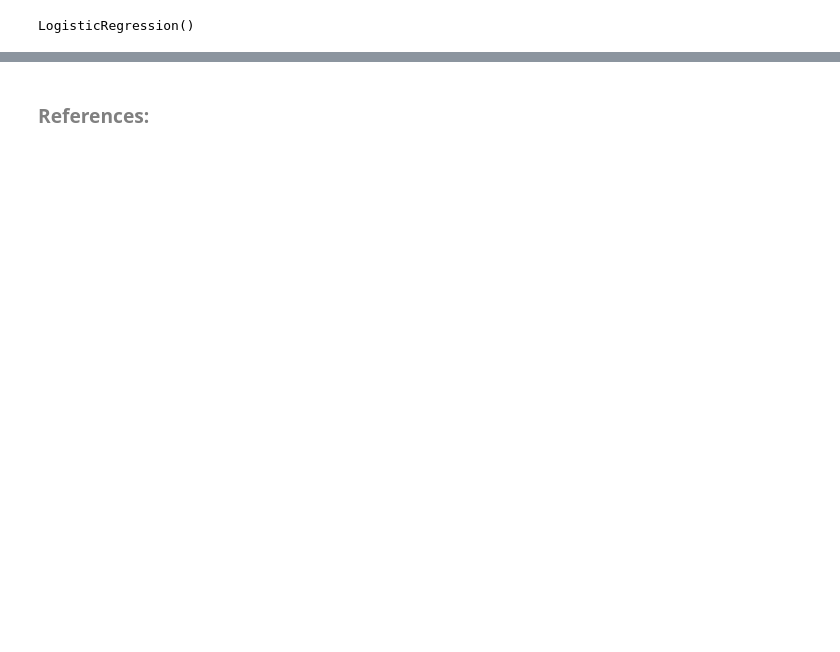
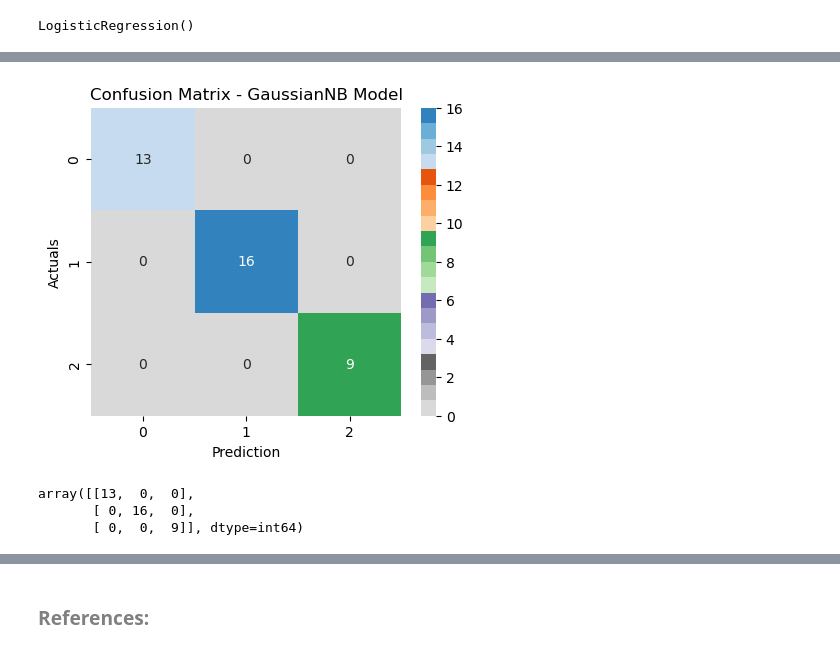
Before and after one commit to Anna20041983/Machine_Learning_and_Statistics, a Jupyter notebook: project.ipynb, the cells around one changed output, grey strips where cells are left out. Drawn from its saved outputs; the diff is of its cells as text; code cells hidden in the pictures; blank space fills up the shorter version.

```diff
--- a/project.ipynb
+++ b/project.ipynb
@@ -420,0 +437,7 @@ array([[11,  0,  0],
+# %%
+# resource: https://scikit-learn.org/stable/modules/generated/sklearn.naive_bayes.GaussianNB.html
+# Create a new instance of a classifier
+gNB = GaussianNB()
+
+# Fit the training data
+gNB.fit(X_train, y_train)
@@ -420,0 +454,6 @@ array([[11,  0,  0],
+# %%
+# Predict the results of the testing data
+gNB_y_pred = gNB.predict(X_test)
+
+# Show
+gNB_y_pred
@@ -420,0 +493,16 @@ array([[11,  0,  0],
+# %%
+# Confusion Matrix for GaussianNB Model
+
+plt.figure(figsize=(5,4))
+sns.heatmap(confusion_matrix(gNB_y_pred,y_test),annot=True, cmap='tab20c_r')
+plt.title('Confusion Matrix - GaussianNB Model')
+plt.xlabel('Prediction')
+plt.ylabel('Actuals')
+plt.show()
+
+confusion_matrix(gNB_y_pred,y_test)
+# %% [output]
+[figure, added]
+array([[13,  0,  0],
+       [ 0, 16,  0],
+       [ 0,  0,  9]], dtype=int64)
```
Also changed, not shown: parts of 57 cells of this notebook.
